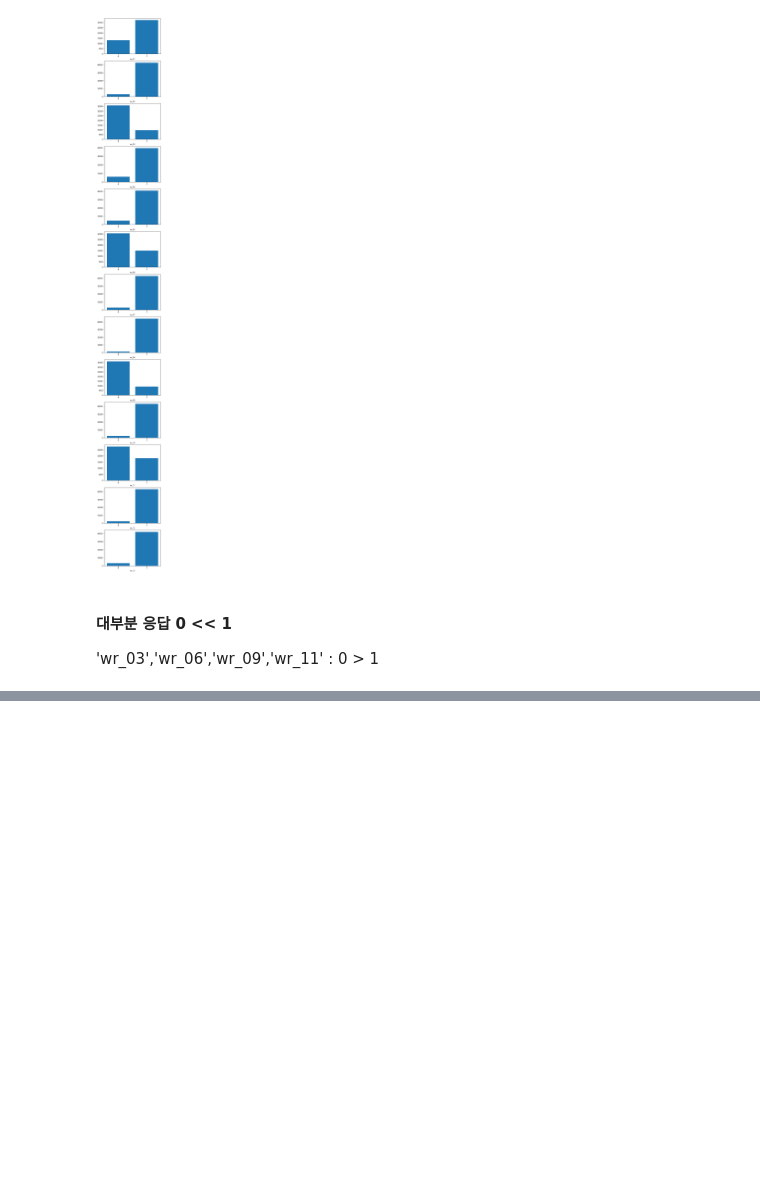
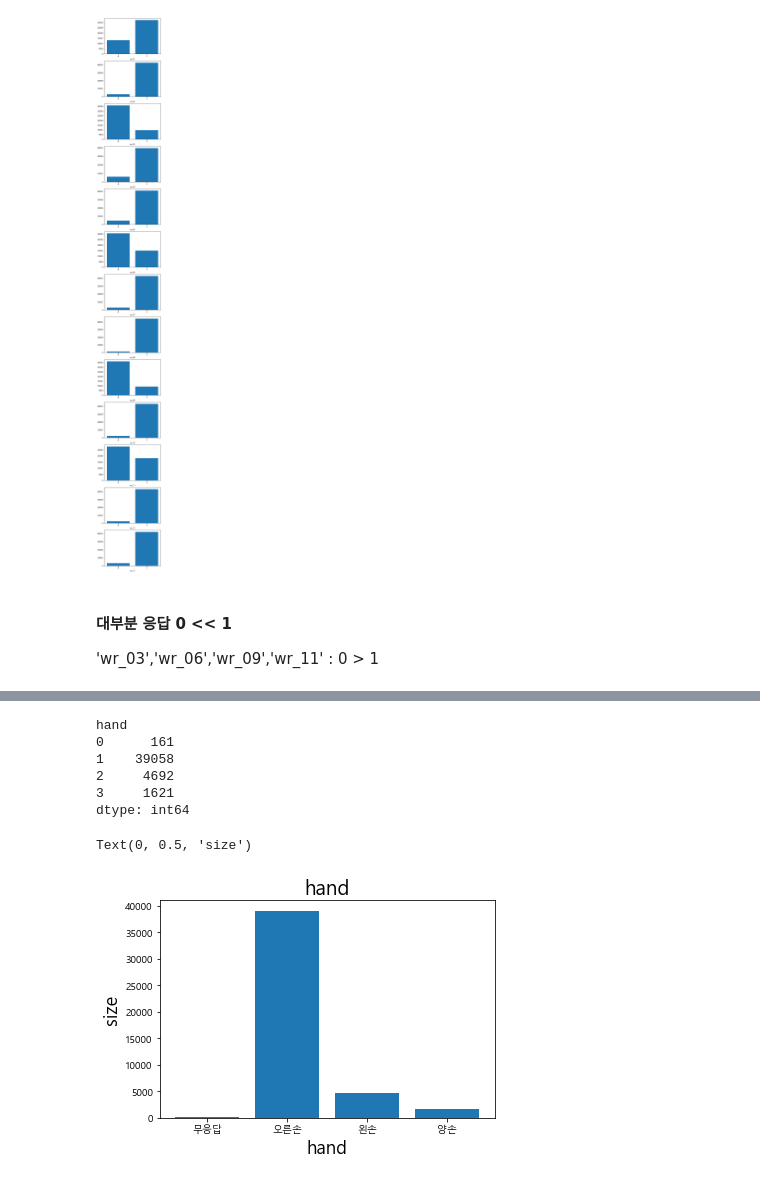
Before and after one commit to sryu219/TeamProject, a Jupyter notebook: FinalProject.ipynb, the cells around one changed output, grey strips where cells are left out. Drawn from its saved outputs; the diff is of its cells as text; code cells hidden in the pictures; blank space fills up the shorter version.

```diff
--- a/FinalProject.ipynb
+++ b/FinalProject.ipynb
@@ -537,0 +591,24 @@ for i in range(len(wr_list)):
+# %%
+hand_train = train.groupby(train['hand']).size()
+
+label = ['무응답', '오른손', '왼손', '양손']
+
+hand_train
+# %% [output]
+hand
+0      161
+1    39058
+2     4692
+3     1621
+dtype: int64
+# %%
+plt.bar(label, hand_train)
+
+plt.title('hand', fontsize=20)
+
+plt.xlabel('hand', fontsize=18)
+
+plt.ylabel('size', fontsize=18)
+# %% [output]
+Text(0, 0.5, 'size')
+[figure, added]
```
Also changed, not shown: parts of 11 cells of this notebook.
